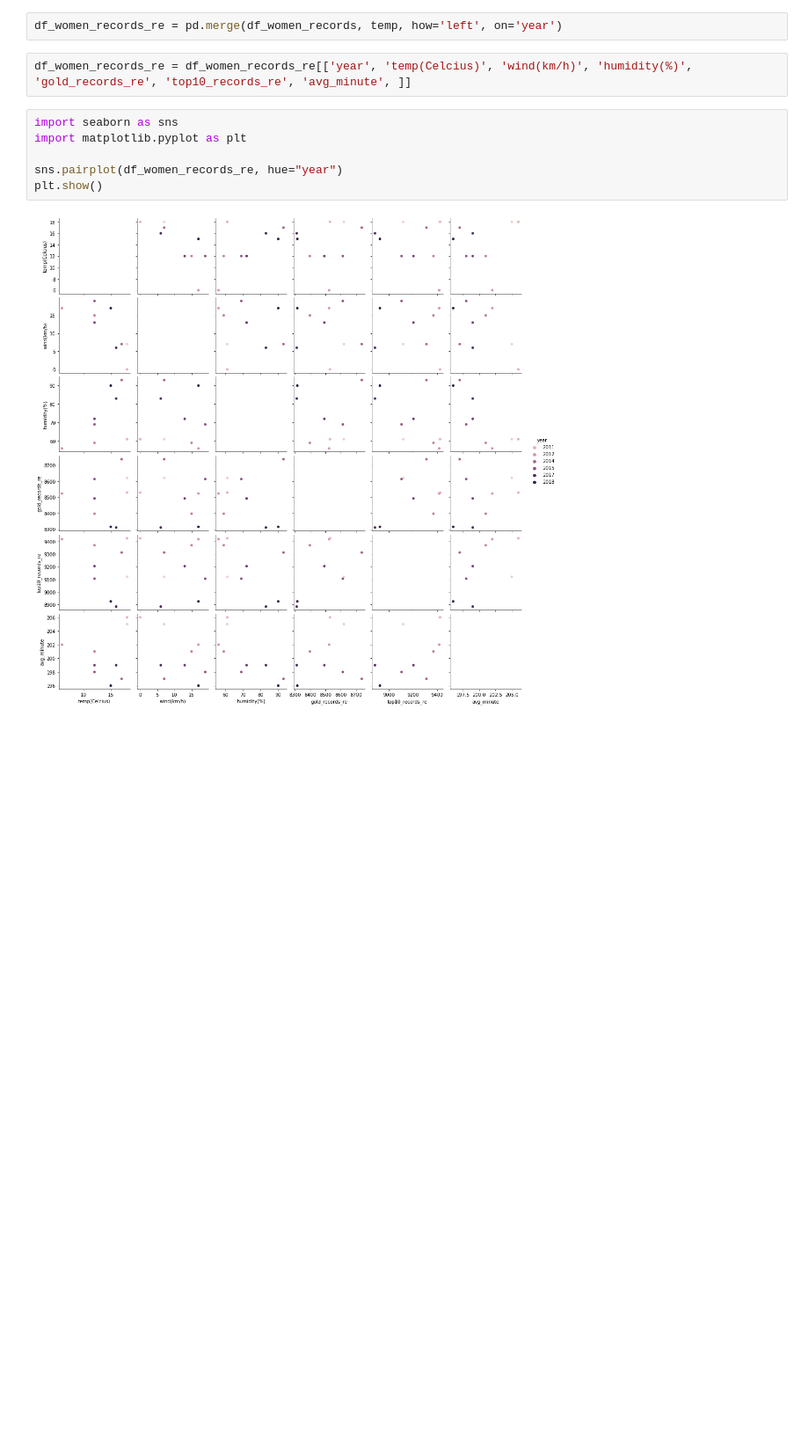
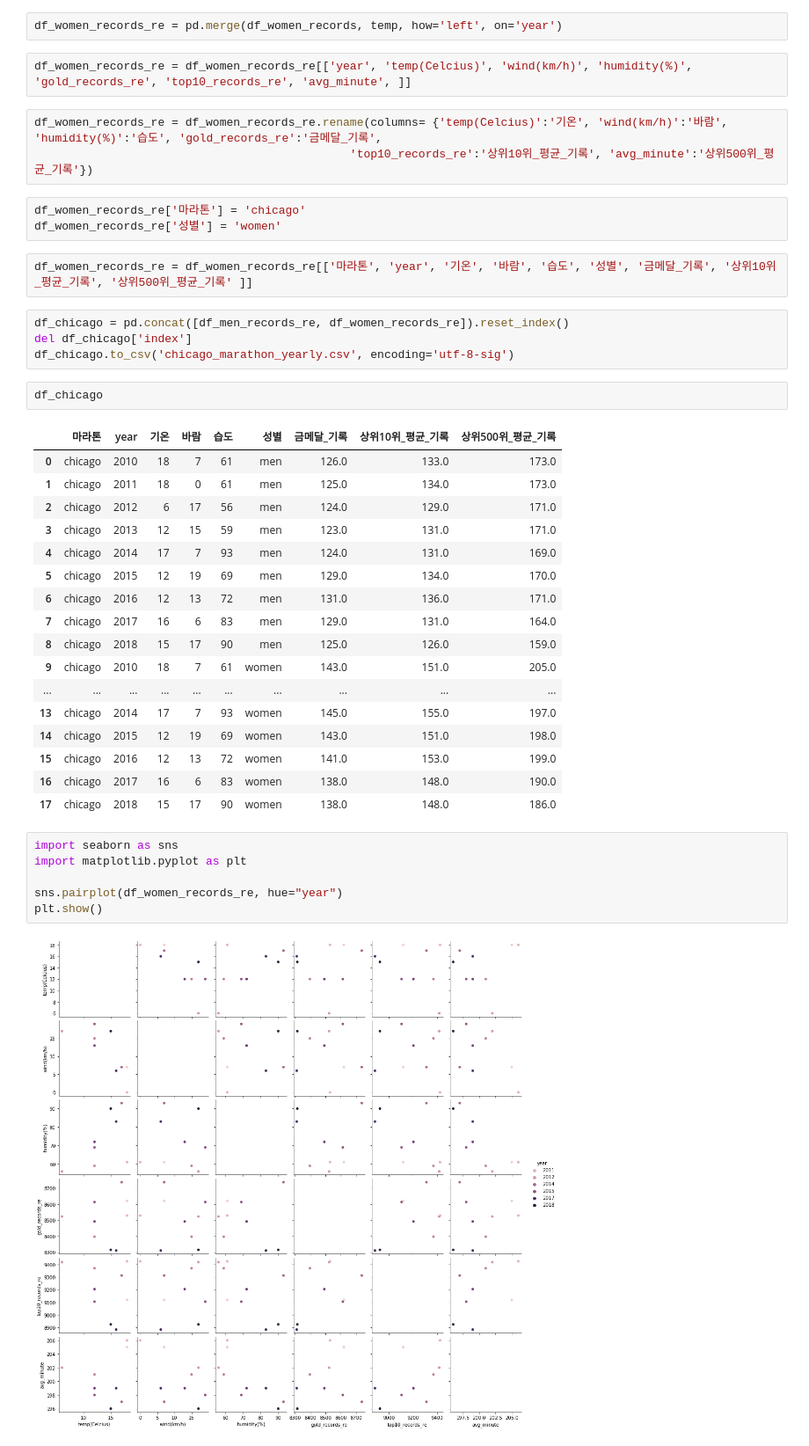
Before and after one commit to king-rabbit/marathon_and_weather, a Jupyter notebook: data/chicago_marathon_records.ipynb, the cells around one changed output. Shown: that part at 88% size. Cells and saved outputs as stored; diff of their text form; blank space fills up the shorter version.

```diff
--- a/data/chicago_marathon_records.ipynb
+++ b/data/chicago_marathon_records.ipynb
@@ -133,6 +156,38 @@ df_women_records =df_women_records.astype({'year':'int64'})
 df_women_records_re = pd.merge(df_women_records, temp, how='left', on='year')
 # %%
 df_women_records_re = df_women_records_re[['year', 'temp(Celcius)', 'wind(km/h)', 'humidity(%)', 'gold_records_re', 'top10_records_re', 'avg_minute', ]]
+# %%
+df_women_records_re = df_women_records_re.rename(columns= {'temp(Celcius)':'기온', 'wind(km/h)':'바람', 'humidity(%)':'습도', 'gold_records_re':'금메달_기록',
+                                              'top10_records_re':'상위10위_평균_기록', 'avg_minute':'상위500위_평균_기록'})
+# %%
+df_women_records_re['마라톤'] = 'chicago'
+df_women_records_re['성별'] = 'women'
+# %%
+df_women_records_re = df_women_records_re[['마라톤', 'year', '기온', '바람', '습도', '성별', '금메달_기록', '상위10위_평균_기록', '상위500위_평균_기록' ]]
+# %%
+df_chicago = pd.concat([df_men_records_re, df_women_records_re]).reset_index()
+del df_chicago['index']
+df_chicago.to_csv('chicago_marathon_yearly.csv', encoding='utf-8-sig')
+# %%
+df_chicago
+# %% [output]
+|  | 마라톤 | year | 기온 | 바람 | 습도 | 성별 | 금메달_기록 | 상위10위_평균_기록 | 상위500위_평균_기록 |
+| 0 | chicago | 2010 | 18 | 7 | 61 | men | 126.0 | 133.0 | 173.0 |
+| 1 | chicago | 2011 | 18 | 0 | 61 | men | 125.0 | 134.0 | 173.0 |
+| 2 | chicago | 2012 | 6 | 17 | 56 | men | 124.0 | 129.0 | 171.0 |
+| 3 | chicago | 2013 | 12 | 15 | 59 | men | 123.0 | 131.0 | 171.0 |
+| 4 | chicago | 2014 | 17 | 7 | 93 | men | 124.0 | 131.0 | 169.0 |
+| 5 | chicago | 2015 | 12 | 19 | 69 | men | 129.0 | 134.0 | 170.0 |
+| 6 | chicago | 2016 | 12 | 13 | 72 | men | 131.0 | 136.0 | 171.0 |
+| 7 | chicago | 2017 | 16 | 6 | 83 | men | 129.0 | 131.0 | 164.0 |
+| 8 | chicago | 2018 | 15 | 17 | 90 | men | 125.0 | 126.0 | 159.0 |
+| 9 | chicago | 2010 | 18 | 7 | 61 | women | 143.0 | 151.0 | 205.0 |
+| ... | ... | ... | ... | ... | ... | ... | ... | ... | ... |
+| 13 | chicago | 2014 | 17 | 7 | 93 | women | 145.0 | 155.0 | 197.0 |
+| 14 | chicago | 2015 | 12 | 19 | 69 | women | 143.0 | 151.0 | 198.0 |
+| 15 | chicago | 2016 | 12 | 13 | 72 | women | 141.0 | 153.0 | 199.0 |
+| 16 | chicago | 2017 | 16 | 6 | 83 | women | 138.0 | 148.0 | 190.0 |
+| 17 | chicago | 2018 | 15 | 17 | 90 | women | 138.0 | 148.0 | 186.0 |
 # %%
 import seaborn as sns
 import matplotlib.pyplot as plt
```
Also changed, not shown: parts of 9 cells of this notebook, 7 other files.
